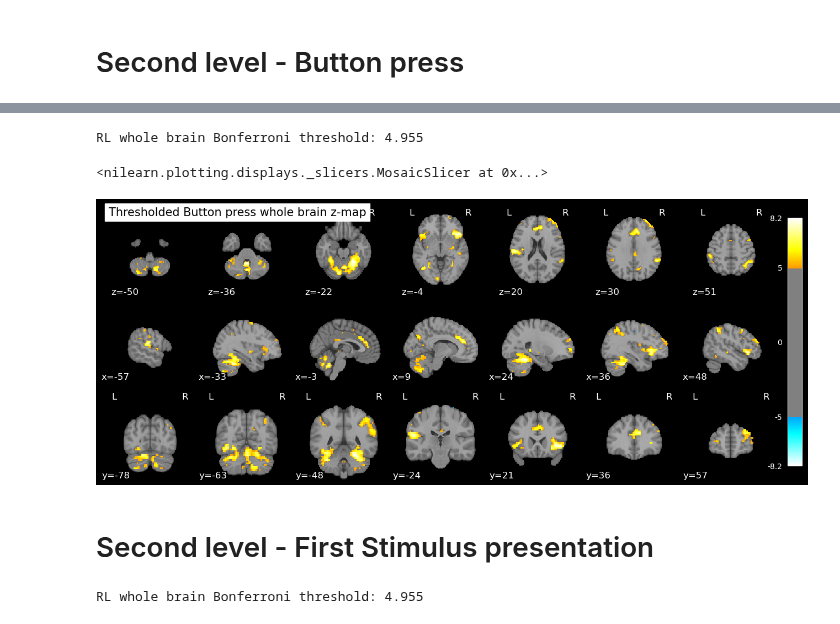
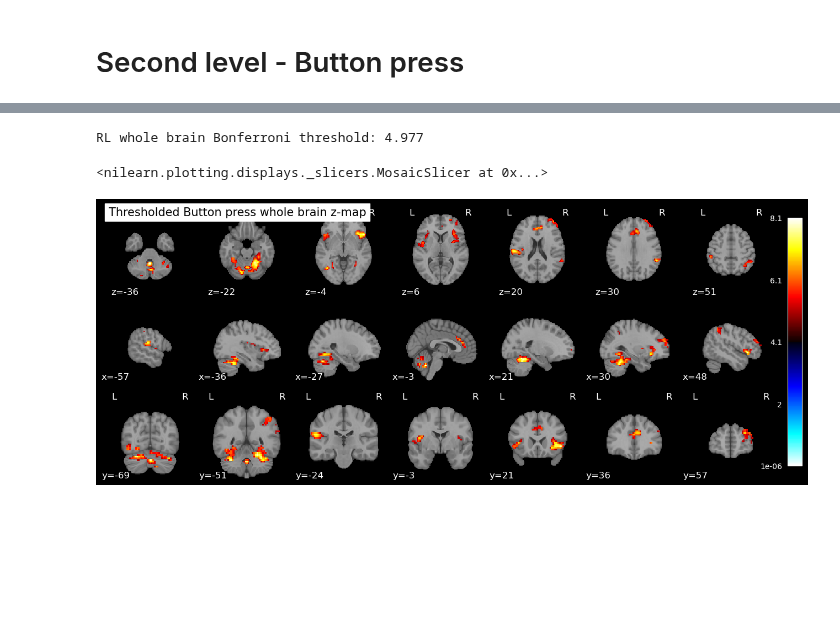
Before and after one commit to hugofluhr/learning-habits-analysis, a Jupyter notebook: notebooks/fMRI_analysis_QC_response.ipynb, the cells around one changed output, grey strips where cells are left out. Drawn from its saved outputs; the diff is of its cells as text; code cells hidden in the pictures; blank space fills up the shorter version.

```diff
--- a/notebooks/fMRI_analysis_QC_response.ipynb
+++ b/notebooks/fMRI_analysis_QC_response.ipynb
@@ -42,10 +33,9 @@ IndexError: list index out of range
 # %%
-contrast_modulator_RL_imgs = [image.load_img(path) for path in contrast_modulator_RL_paths]
-contrast_modulator_CK_imgs = [image.load_img(path) for path in contrast_modulator_CK_paths]
+zscore_maps = [image.load_img(path) for path in zscores_paths]
 # %% [markdown]
 # Second level - Button press
 # %%
-X_response = pd.DataFrame([1] * len(z_maps_response), columns=['Intercept'])
+X_response = pd.DataFrame([1] * len(zscore_maps), columns=['Intercept'])
 # %%
 model2 = SecondLevelModel()
-model2 = model2.fit(z_maps_response, design_matrix=X_response)
+model2 = model2.fit(zscore_maps, design_matrix=X_response)
@@ -75,12 +49,10 @@ plot_stat_map(response_map, threshold=2, black_bg=True, display_mode='mosaic', t
 # %%
-thresholded_zmap, threshold = threshold_stats_img(response_map, alpha=0.05, height_control='bonferroni')#, cluster_threshold=30)
+thresholded_zmap, threshold = threshold_stats_img(response_map, alpha=0.05, height_control='bonferroni', cluster_threshold=20)
 print(f"RL whole brain Bonferroni threshold: {threshold:.3f}")
 # %% [output]
-RL whole brain Bonferroni threshold: 4.955
+RL whole brain Bonferroni threshold: 4.977
 # %%
-plot_stat_map(response_map, threshold=threshold, black_bg=True, display_mode='mosaic', title='Thresholded Button press whole brain z-map')
+plot_stat_map(thresholded_zmap, black_bg=True, display_mode='mosaic', title='Thresholded Button press whole brain z-map')
 # %% [output]
 <nilearn.plotting.displays._slicers.MosaicSlicer at 0x...>
-[figure, old version]
+[figure, new version]
-# %% [markdown]
-# Second level - First Stimulus presentation
@@ -94,5 +58,0 @@ first_stim_map = model3.compute_contrast('Intercept',output_type='z_score')
-# %%
-_ , threshold_first_stim = threshold_stats_img(first_stim_map, alpha=0.05, height_control='bonferroni')#, cluster_threshold=30)
-print(f"RL whole brain Bonferroni threshold: {threshold_first_stim:.3f}")
-# %% [output]
-RL whole brain Bonferroni threshold: 4.955
```
Also changed, not shown: parts of 9 cells of this notebook, 1 other file.
